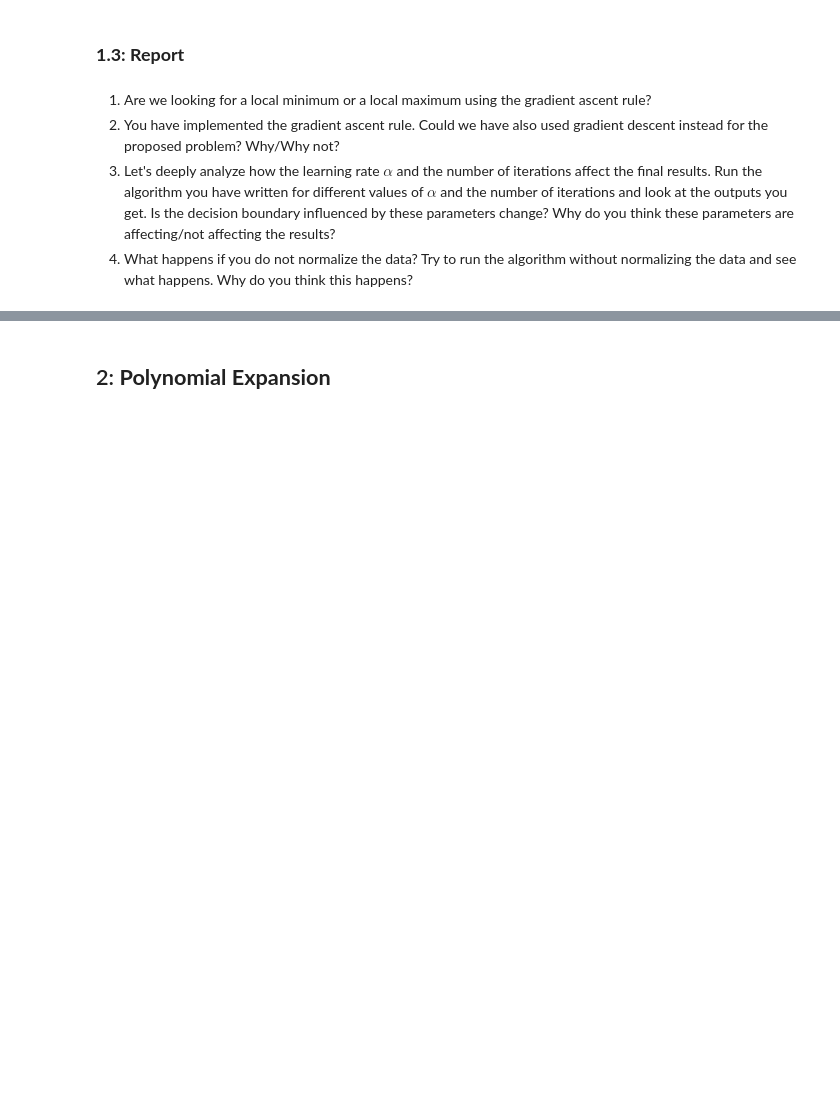
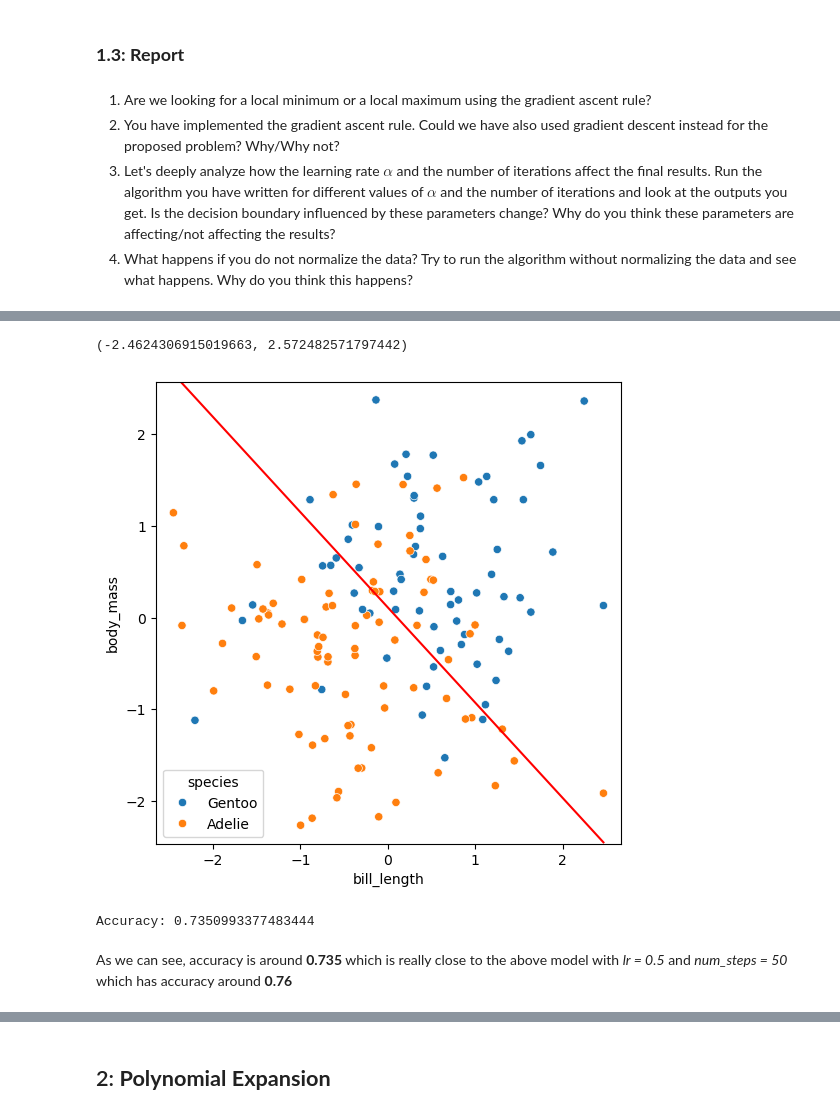
Before and after one commit to cycileo/FDS-HomeWorks, a Jupyter notebook: Homework02/HW2.ipynb, the cells around one changed output, grey strips where cells are left out. Drawn from its saved outputs; the diff is of its cells as text; code cells hidden in the pictures; blank space fills up the shorter version.

```diff
--- a/Homework02/HW2.ipynb
+++ b/Homework02/HW2.ipynb
@@ -304,0 +352,22 @@ Accuracy: 0.7615894039735099
+# %%
+plt.figure(figsize=(6,6))
+sns.scatterplot(data=X, x="bill_length", y="body_mass", hue=data["species"])
+
+x_range = np.linspace(X['bill_length'].min(), X['bill_length'].max(), 100)
+theta_final = anotherModel.parameters
+y_range = -(theta_final[0] + theta_final[1] * x_range) / theta_final[2]
+plt.plot(x_range, y_range, c="red")
+
+plt.xlim(X['bill_length'].min() - 0.2, X['bill_length'].max() + 0.2)
+plt.ylim(X['body_mass'].min() - 0.2, X['body_mass'].max() + 0.2)
+# %% [output]
+(-2.4624306915019663, 2.572482571797442)
+[figure, added]
+# %%
+accuracy = ((anotherModel.predict(X) > 0.5) == y).mean()
+print(f"Accuracy: {accuracy}")
+assert accuracy > 0.6, "The accuracy is too low"
+# %% [output]
+Accuracy: 0.7350993377483444
+# %% [markdown]
+As we can see, accuracy is around **0.735** which is really close to the above model with *lr = 0.5* and *num_steps = 50* which has accuracy around **0.76**
```
Also changed, not shown: parts of 10 cells of this notebook, 2 other files.
